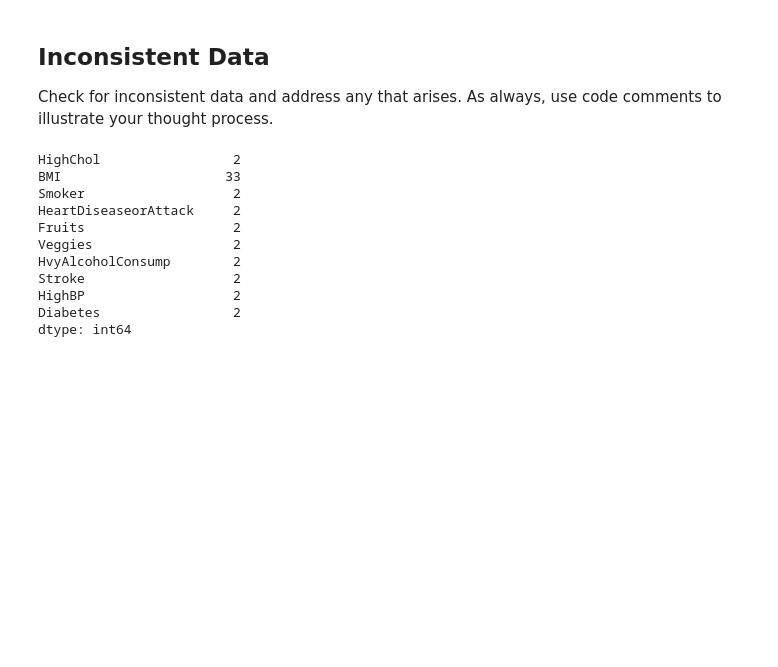
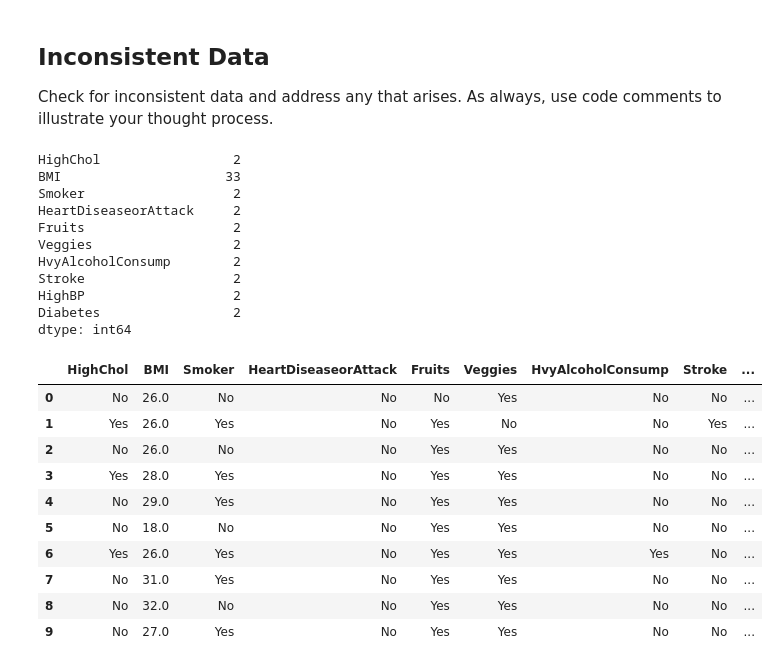
Before and after one commit to mcampbell07/cleaning-data-checkpoint, a Jupyter notebook: checkpoint-three.ipynb, the cells around one changed output. Saved outputs shown, nothing was run; the diff lists cells and outputs as text; code cells hidden in the pictures; blank space fills up the shorter version.

```diff
--- a/checkpoint-three.ipynb
+++ b/checkpoint-three.ipynb
@@ -128,7 +131,7 @@ Look for the different types of unnecessary data in your dataset and address it
 # The following columns are not relevant to my analysis, so I will drop them:
 # - Age, Sex, CholCheck, PhysActivity, GenHlth, MentHlth, PhysHlth, DiffWalk
 
-# diabetes_df = diabetes_df.drop(columns=['Age', 'Sex', 'CholCheck', 'PhysActivity', 'GenHlth', 'MentHlth', 'PhysHlth', 'DiffWalk'])
+diabetes_df = diabetes_df.drop(columns=['Age', 'Sex', 'CholCheck', 'PhysActivity', 'GenHlth', 'MentHlth', 'PhysHlth', 'DiffWalk'])
 display(diabetes_df.head(10))
 # %% [output]
 |  | HighChol | BMI | Smoker | HeartDiseaseorAttack | Fruits | Veggies | HvyAlcoholConsump | Stroke | ... |
@@ -162,3 +165,36 @@ Stroke                   2
 HighBP                   2
 Diabetes                 2
 dtype: int64
+# %%
+#I am having trouble with getting my visulations to work with float values, so I am going to change all columns to state if the condition is present or not.
+# diabetes_df['HighChol'].unique()
+# diabetes_df['HighChol'] = diabetes_df['HighChol'].replace({0.: 'No', 1.: 'Yes'})
+# diabetes_df['Smoker'].unique()
+# diabetes_df['Smoker'] = diabetes_df['Smoker'].replace({0.: 'No', 1.: 'Yes'})
+# diabetes_df['HeartDiseaseorAttack'].unique()
+# diabetes_df['HeartDiseaseorAttack'] = diabetes_df['HeartDiseaseorAttack'].replace({0.: 'No', 1.: 'Yes'})
+# diabetes_df['Fruits'].unique()
+# diabetes_df['Fruits'] = diabetes_df['Fruits'].replace({0.: 'No', 1.: 'Yes'})
+# diabetes_df['Veggies'].unique()
+# diabetes_df['Veggies'] = diabetes_df['Veggies'].replace({0.: 'No', 1.: 'Yes'})
+# diabetes_df['HvyAlcoholConsump'].unique()
+# diabetes_df['HvyAlcoholConsump'] = diabetes_df['HvyAlcoholConsump'].replace({0.: 'No', 1.: 'Yes'})
+# diabetes_df['Stroke'].unique()
+# diabetes_df['Stroke'] = diabetes_df['Stroke'].replace({0.: 'No', 1.: 'Yes'})
+# diabetes_df['HighBP'].unique()
+# diabetes_df['HighBP'] = diabetes_df['HighBP'].replace({0.: 'No', 1.: 'Yes'})
+# diabetes_df['Diabetes'].unique()
+# diabetes_df['Diabetes'] = diabetes_df['Diabetes'].replace({0.: 'No', 1.: 'Yes'})
+diabetes_df.head(10)
+# %% [output]
+|  | HighChol | BMI | Smoker | HeartDiseaseorAttack | Fruits | Veggies | HvyAlcoholConsump | Stroke | ... |
+| 0 | No | 26.0 | No | No | No | Yes | No | No | ... |
+| 1 | Yes | 26.0 | Yes | No | Yes | No | No | Yes | ... |
+| 2 | No | 26.0 | No | No | Yes | Yes | No | No | ... |
+| 3 | Yes | 28.0 | Yes | No | Yes | Yes | No | No | ... |
+| 4 | No | 29.0 | Yes | No | Yes | Yes | No | No | ... |
+| 5 | No | 18.0 | No | No | Yes | Yes | No | No | ... |
+| 6 | Yes | 26.0 | Yes | No | Yes | Yes | Yes | No | ... |
+| 7 | No | 31.0 | Yes | No | Yes | Yes | No | No | ... |
+| 8 | No | 32.0 | No | No | Yes | Yes | No | No | ... |
+| 9 | No | 27.0 | Yes | No | Yes | Yes | No | No | ... |
```
Also changed, not shown: parts of 2 cells of this notebook, 3 other files.
